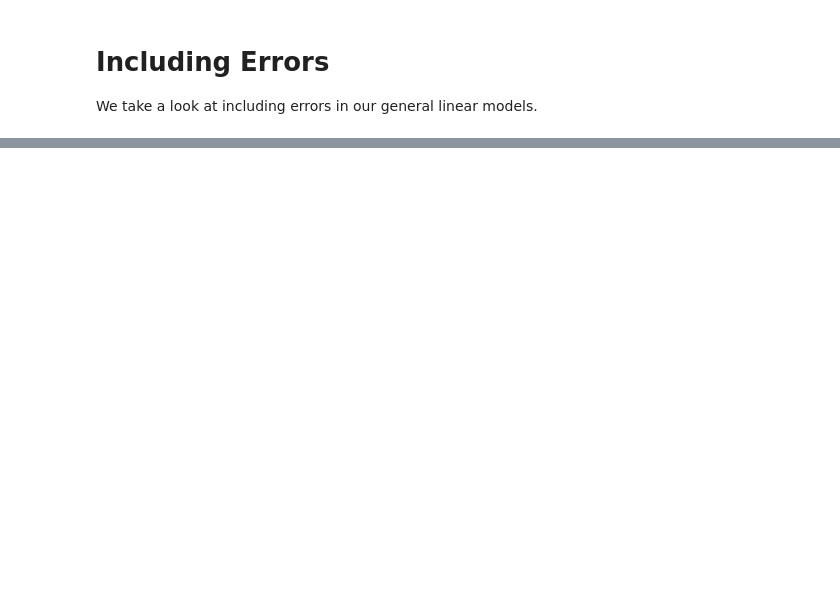
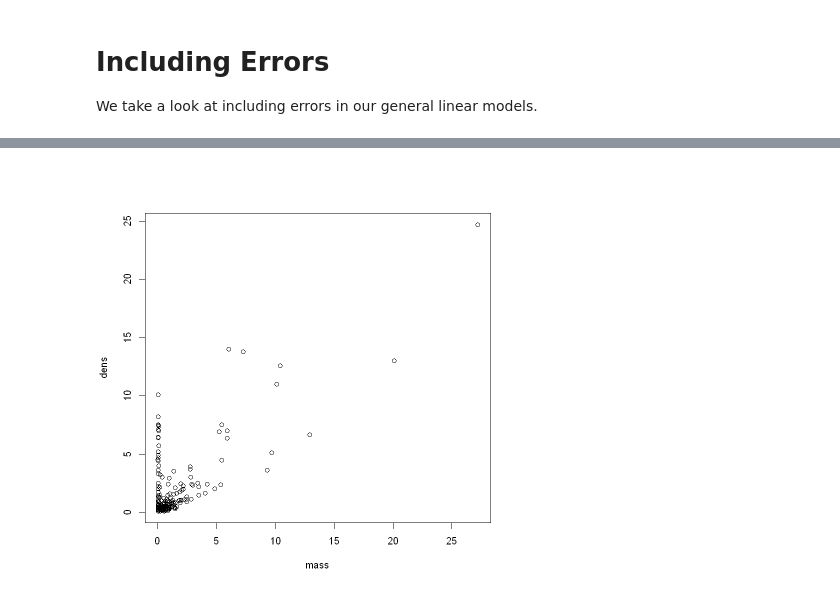
Before and after one commit to TimeTeleporter/advanced_statistics, a Jupyter notebook: exam_prep/measurement_errors.ipynb, the cells around one changed output, grey strips where cells are left out. Drawn from its saved outputs; the diff is of its cells as text; code cells hidden in the pictures; blank space fills up the shorter version.

```diff
--- a/exam_prep/measurement_errors.ipynb
+++ b/exam_prep/measurement_errors.ipynb
@@ -24,0 +5,4 @@ Das folgende Objekt ist maskiert 'package:stats':
+# %%
+library(rethinking)
+exoplanets <- read.csv(file = "..\\ASMP\\exoplanets_errors.csv", header = TRUE, sep = ",", skip = 65)
+exoplanets
@@ -24,0 +46,9 @@ Das folgende Objekt ist maskiert 'package:stats':
+# %%
+# We build our dataframe from the file.
+d <- data.frame(list(
+    dens = exoplanets$pl_dens,
+    mass = exoplanets$pl_bmassj
+))
+plot(dens ~ mass, data = d)
+# %% [output]
+[figure, added]
```
Also changed, not shown: parts of 40 cells of this notebook, 6 other files.
